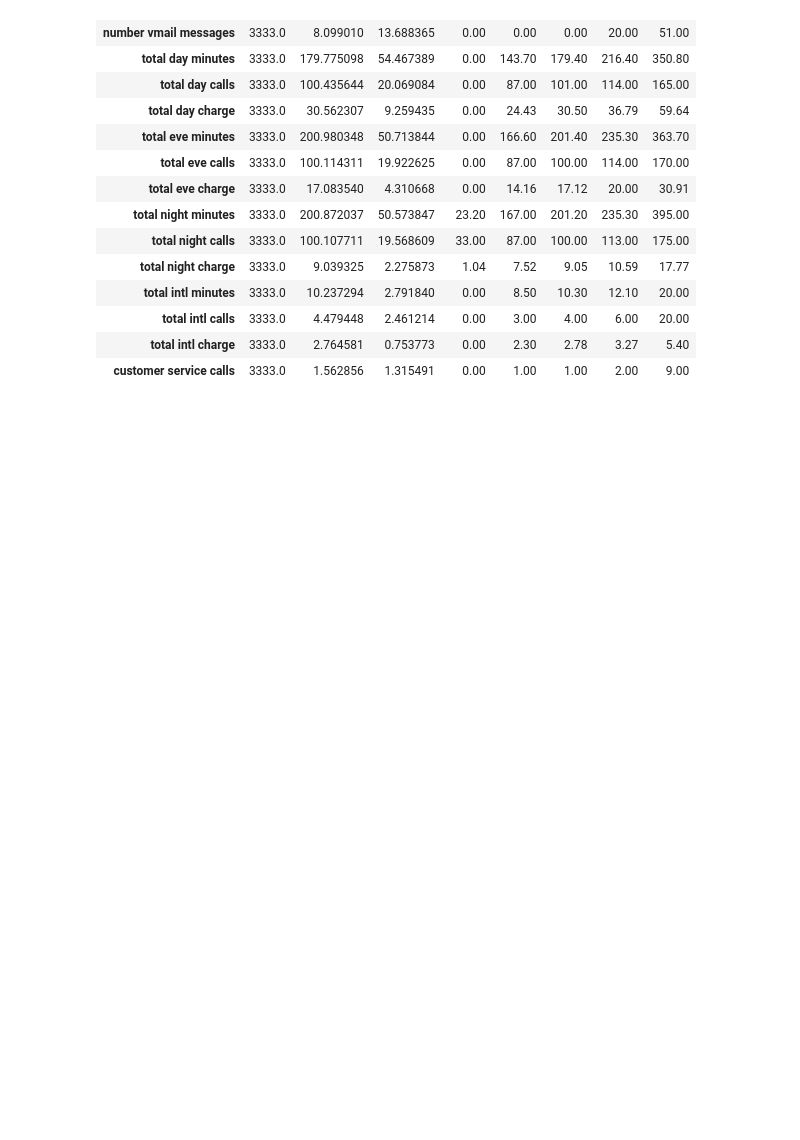
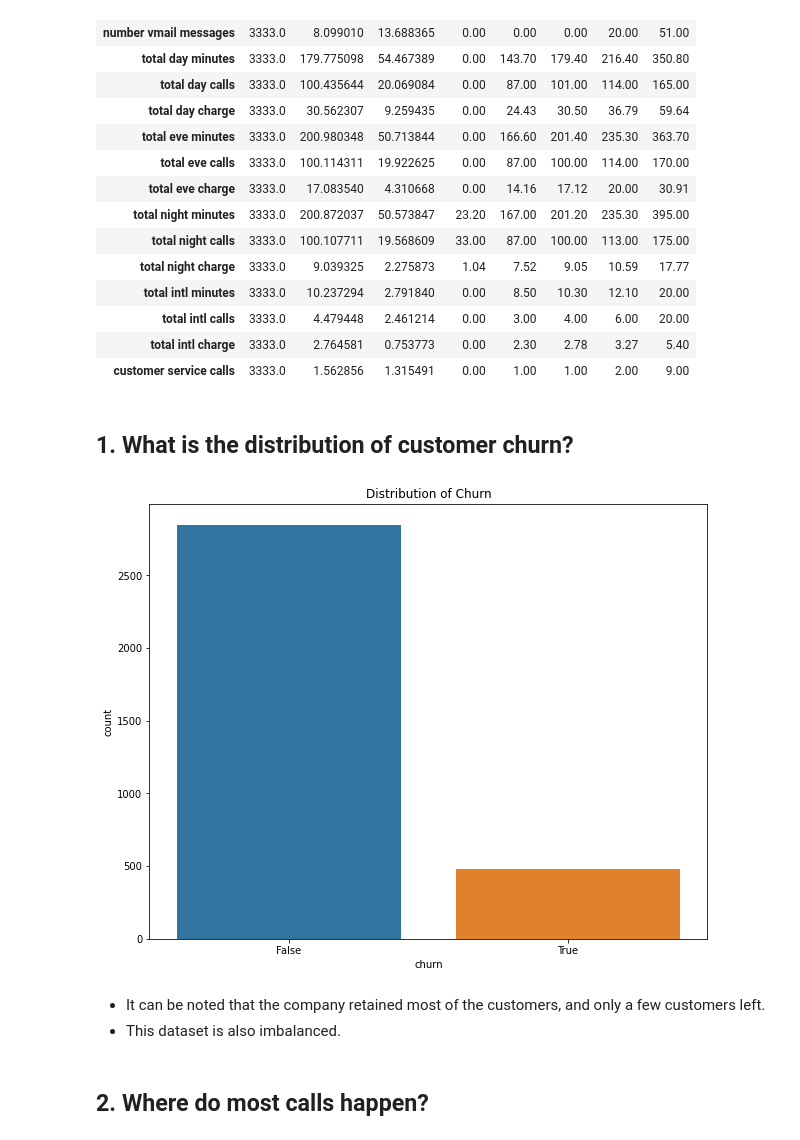
Before and after one commit to MercyNgila/Customer-Churn-Classification, a Jupyter notebook: customer_churn.ipynb, the cells around one changed output. Saved outputs shown, nothing was run; the diff lists cells and outputs as text; code cells hidden in the pictures; blank space fills up the shorter version.

```diff
--- a/customer_churn.ipynb
+++ b/customer_churn.ipynb
@@ -133,3 +133,16 @@ df.describe().T
 | total intl calls | 3333.0 | 4.479448 | 2.461214 | 0.00 | 3.00 | 4.00 | 6.00 | 20.00 |
 | total intl charge | 3333.0 | 2.764581 | 0.753773 | 0.00 | 2.30 | 2.78 | 3.27 | 5.40 |
 | customer service calls | 3333.0 | 1.562856 | 1.315491 | 0.00 | 1.00 | 1.00 | 2.00 | 9.00 |
+# %% [markdown]
+## 1. What is the distribution of customer churn?
+# %%
+fig, ax = plt.subplots(figsize=(10,8))
+sns.countplot(data=df, x='churn')
+ax.set_title('Distribution of Churn');
+# %% [output]
+[figure, added]
+# %% [markdown]
+- It can be noted that the company retained most of the customers, and only a few customers left.
+- This dataset is also imbalanced.
+# %% [markdown]
+## 2. Where do most calls happen?
```
Also changed, not shown: parts of 9 cells of this notebook.
